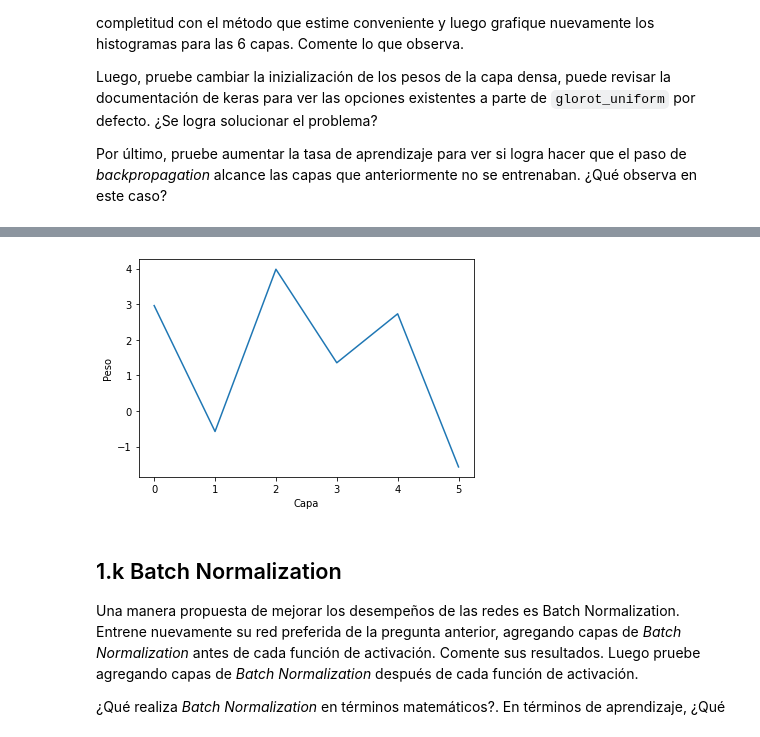
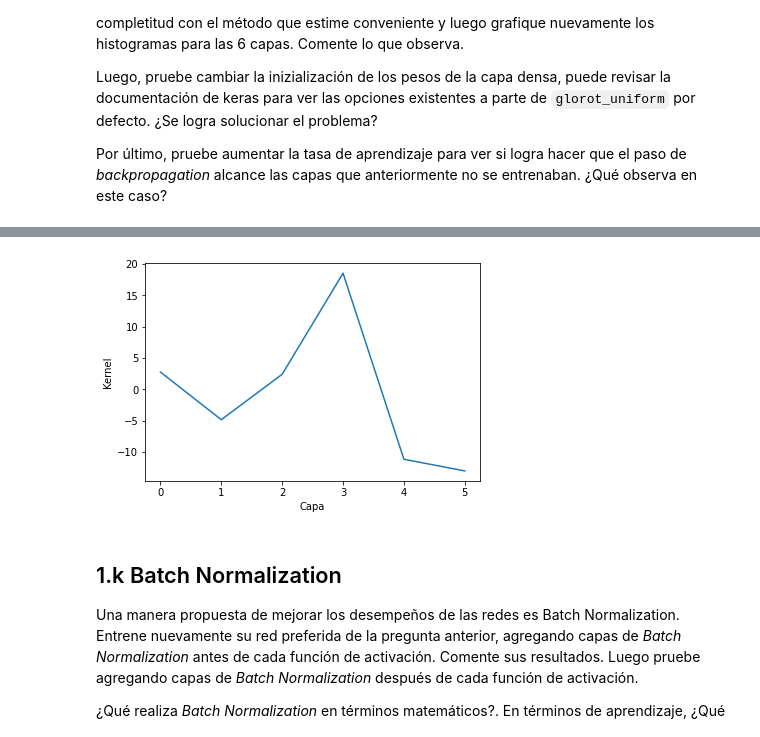
Before and after one commit to PyBastian/ANN, a Jupyter notebook: Tarea1_los_malditos.ipynb, the cells around one changed output, grey strips where cells are left out. Cells and saved outputs as stored; diff of their text form; code cells hidden in the pictures.

```diff
--- a/Tarea1_los_malditos.ipynb
+++ b/Tarea1_los_malditos.ipynb
@@ -135,8 +135,8 @@ from sklearn.model_selection import train_test_split
 y = df['Outcome'].to_numpy(copy=True)
 X = df.drop(columns=['Outcome'])
 
-X_tr, X_test, y_tr, y_test = train_test_split(
+X_trf, X_test, y_trf, y_test = train_test_split(
      X, y, test_size=0.10)
 
 X_tr, X_val, y_tr, y_val = train_test_split(
-     X_tr, y_tr, test_size=0.22)
+     X_trf, y_trf, test_size=0.22)
@@ -1042,7 +1021,10 @@ tf.keras.optimizers.SGD(
     learning_rate=0.005),
     loss='binary_crossentropy')
 
-
+historyneu = modelneu.fit( x_tr_2, y_tr, epochs=1, batch_size=100,verbose=0,validation_data=(x_val_2, y_val),)
+predictions = modelneu.predict(x_val_2)
+model_predictionsneu = [0 if i < 0.5 else 1 for i in predictions]
+scoreneu = calc_metrics(y_val, model_predictionsneu)
 kernel_initial = []
 bias_initial = []
 
@@ -1060,9 +1042,6 @@ for i in range(6):
   kernel_initial.append(aux)
   bias_initial.append(aux1)
 
-print ((bias_initial))
-
-
 # for one layer
 # you can also name your layers and call them by their names if it's less confusing
 
@@ -1079,7 +1147,7 @@ plt.show()
 # %%
 plt.plot(range(0,6), kernel_initial)
 plt.xlabel("Capa")
-plt.ylabel("Peso")
+plt.ylabel("Kernel")
 plt.show()
 # %% [output]
-[figure, old version]
+[figure, new version]
```
Also changed, not shown: parts of 51 cells of this notebook.
